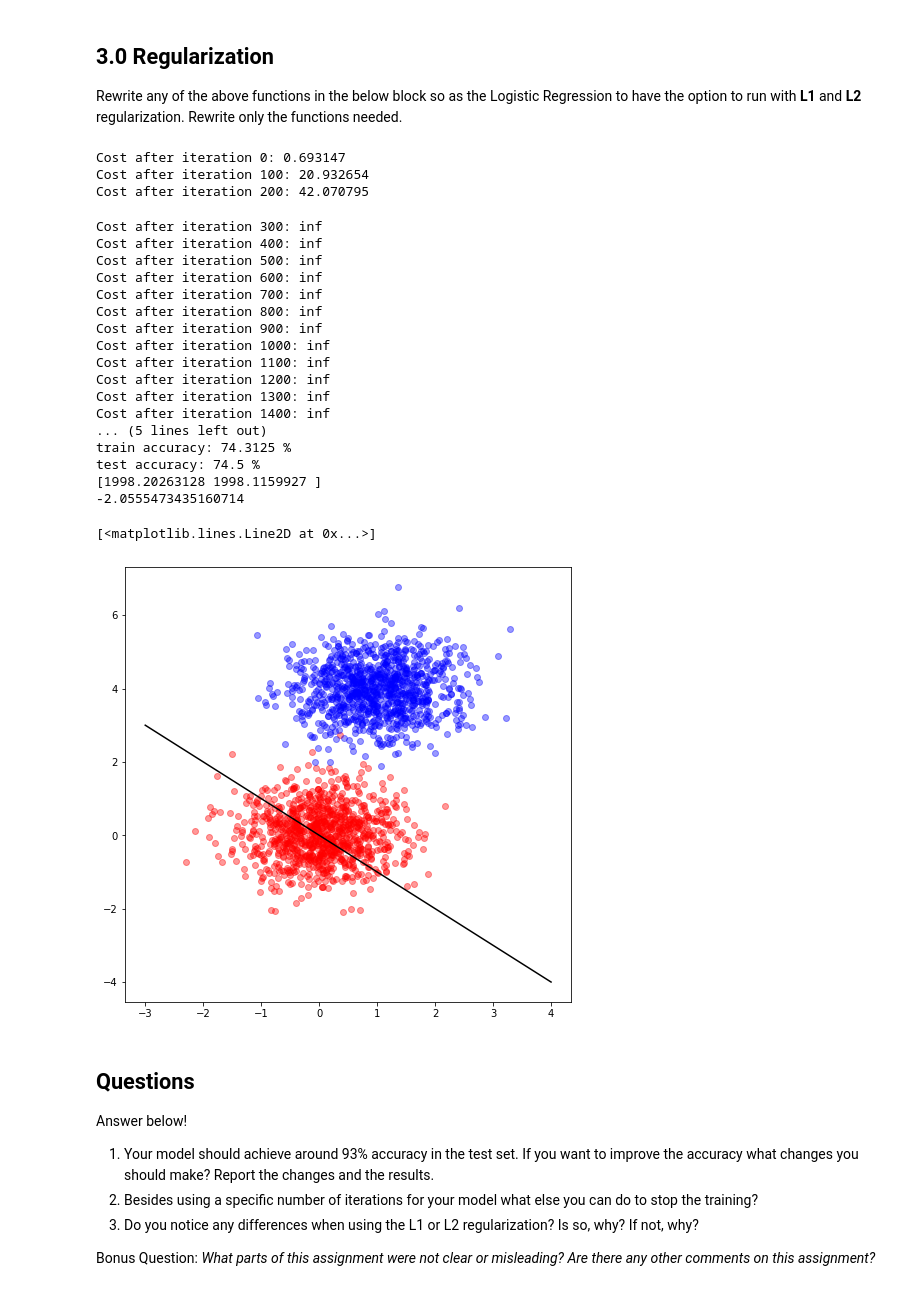
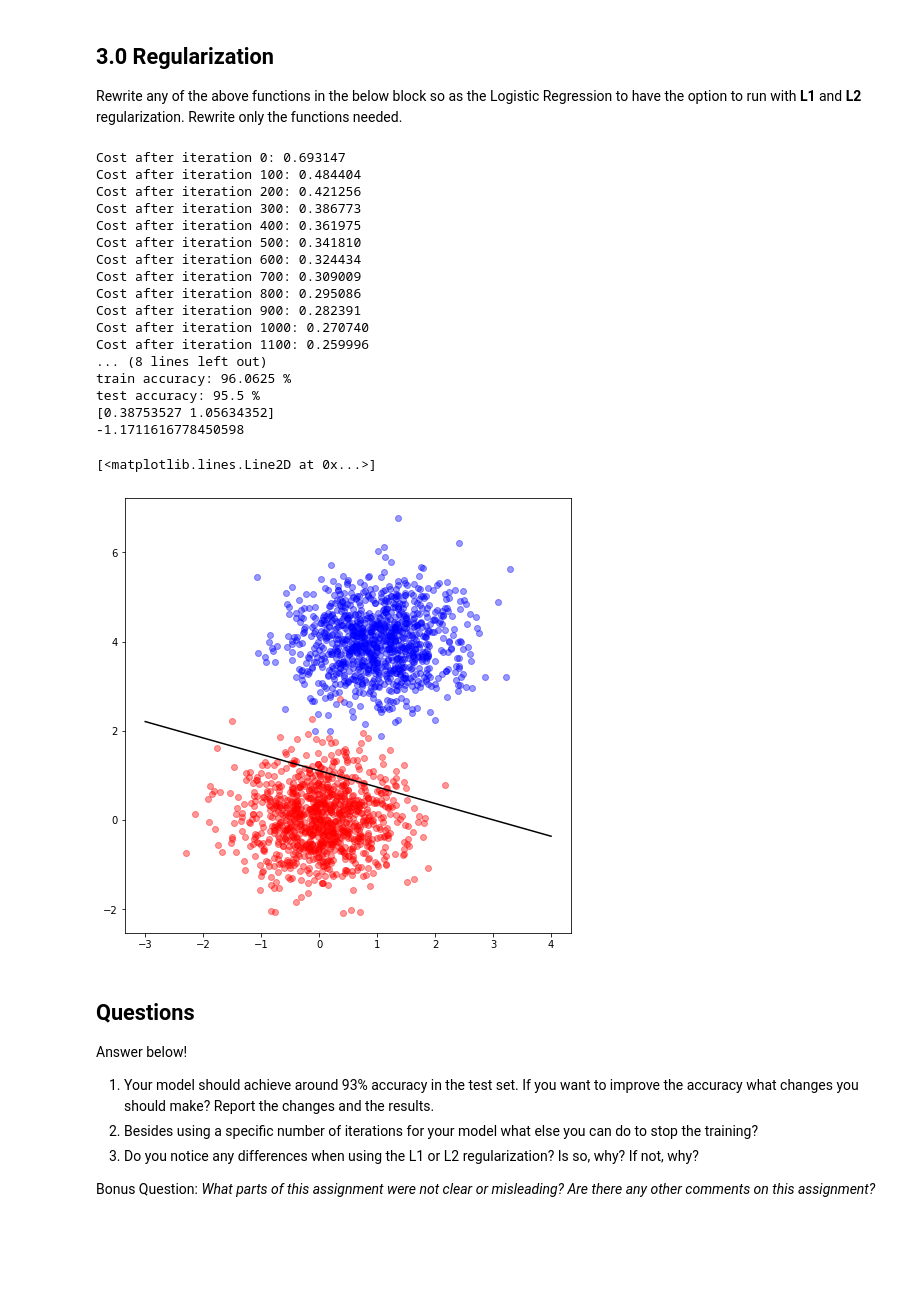
Before and after one commit to NickKaparinos/Pattern-Recognition-Swipe-Classification, a Jupyter notebook: 9245_Nikos_Kaparinos_nikokapa@ece.auth.gr_LinearModels.ipynb, the cells around one changed output. Saved outputs shown, nothing was run; the diff lists cells and outputs as text; code cells hidden in the pictures; blank space fills up the shorter version.

```diff
--- a/9245_Nikos_Kaparinos_nikokapa@ece.auth.gr_LinearModels.ipynb
+++ b/9245_Nikos_Kaparinos_nikokapa@ece.auth.gr_LinearModels.ipynb
@@ -949,55 +949,52 @@ def model(X_train, Y_train, X_test, Y_test, num_iterations = 2000, learning_rate
 # %%
 #You can freely test your code here
 # BEGIN CODE HERE
 from sklearn.model_selection import train_test_split
 X_train, X_test, y_train, y_test =  train_test_split(X,y.T,test_size=0.2,random_state=0, shuffle=True, stratify=y.T)
 y_train = y_train.T
 y_test = y_test.T
 #END CODE HERE
 
-d = model(X_train,y_train,X_test,y_test,num_iterations = 2000, learning_rate = 0.004,regularization='l1',alpha=1)
+d = model(X_train,y_train,X_test,y_test,num_iterations = 2000, learning_rate = 0.004,regularization='l1',alpha=0.0001)
 
 # Plot again
 plt.figure(figsize=(8,8))
 plt.scatter(X[0:num_observations, 0],
             X[0:num_observations, 1],
             c = 'r', alpha = .4)
 plt.scatter(X[num_observations:, 0],
             X[num_observations:, 1],
             c = 'b', alpha = .4)
 
 x_boundary = np.linspace(-3, 4, 1000) # Return evenly spaced numbers over a specified interval.
 weights =  d['w'][0]
 # BEGIN CODE HERE
 print(weights)
 print(d['b'])
 y_boundary = -(weights[0]*x_boundary/weights[1] + d['b']/weights[1])  # y = -(ax/c + b/c)
 #END CODE HERE
 
 plt.plot(x_boundary, y_boundary, color='black')
 # %% [output]
 Cost after iteration 0: 0.693147
-Cost after iteration 100: 20.932654
-Cost after iteration 200: 42.070795
+Cost after iteration 100: 0.484404
+Cost after iteration 200: 0.421256
+Cost after iteration 300: 0.386773
+Cost after iteration 400: 0.361975
+Cost after iteration 500: 0.341810
+Cost after iteration 600: 0.324434
+Cost after iteration 700: 0.309009
+Cost after iteration 800: 0.295086
+Cost after iteration 900: 0.282391
+Cost after iteration 1000: 0.270740
+Cost after iteration 1100: 0.259996
+... (8 lines left out)
+train accuracy: 96.0625 %
+test accuracy: 95.5 %
+[0.38753527 1.05634352]
+-1.1711616778450598
-Cost after iteration 300: inf
-Cost after iteration 400: inf
-Cost after iteration 500: inf
-Cost after iteration 600: inf
-Cost after iteration 700: inf
-Cost after iteration 800: inf
-Cost after iteration 900: inf
-Cost after iteration 1000: inf
-Cost after iteration 1100: inf
-Cost after iteration 1200: inf
-Cost after iteration 1300: inf
-Cost after iteration 1400: inf
-... (5 lines left out)
-train accuracy: 74.3125 %
-test accuracy: 74.5 %
-[1998.20263128 1998.1159927 ]
--2.0555473435160714
+[<matplotlib.lines.Line2D at 0x...>]
-[<matplotlib.lines.Line2D at 0x...>]
-[figure, old version]
+[figure, new version]
 # %% [markdown]
 ## **Questions** ##
 
```
